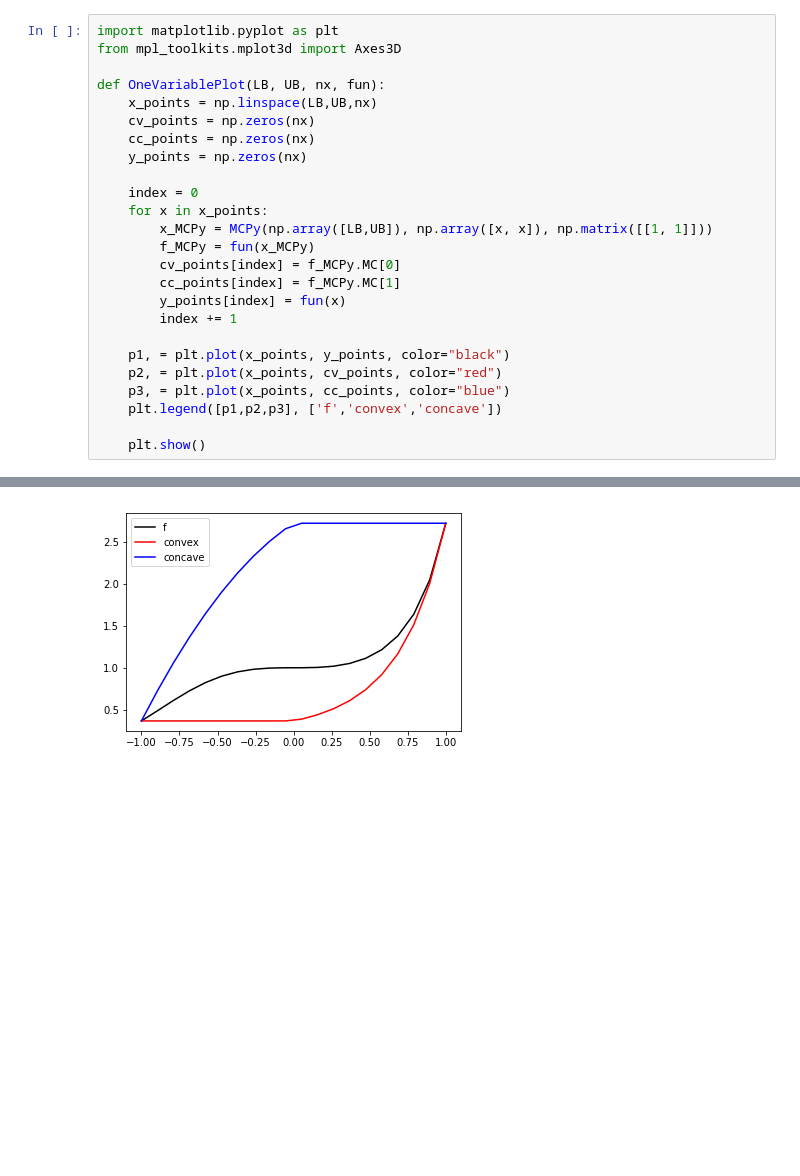
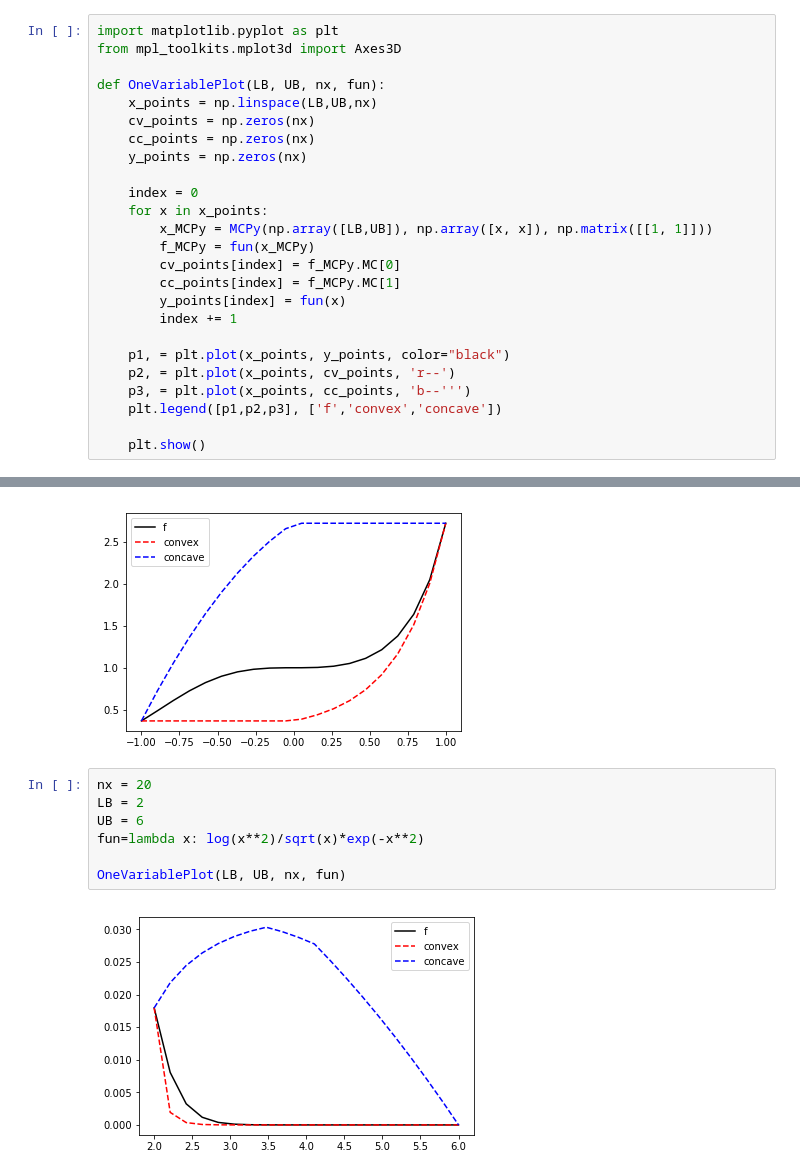
Before and after one commit to shaoyuanxun/MCPy, a Jupyter notebook: examples.ipynb, the cells around one changed output, grey strips where cells are left out. Cells and saved outputs as stored; diff of their text form; blank space fills up the shorter version.

```diff
--- a/examples.ipynb
+++ b/examples.ipynb
@@ -56,8 +56,8 @@ def OneVariablePlot(LB, UB, nx, fun):
         index += 1
 
     p1, = plt.plot(x_points, y_points, color="black")
-    p2, = plt.plot(x_points, cv_points, color="red")
-    p3, = plt.plot(x_points, cc_points, color="blue")
+    p2, = plt.plot(x_points, cv_points, 'r--')
+    p3, = plt.plot(x_points, cc_points, 'b--''')
     plt.legend([p1,p2,p3], ['f','convex','concave'])
 
     plt.show()
@@ -70,6 +70,15 @@ fun=lambda x: exp(x**3)
 OneVariablePlot(LB, UB, nx, fun)
 # %% [output]
 [figure]
+# %%
+nx = 20
+LB = 2
+UB = 6
+fun=lambda x: log(x**2)/sqrt(x)*exp(-x**2)
+
+OneVariablePlot(LB, UB, nx, fun)
+# %% [output]
+[figure, added]
 # %%
 def TwoVariablesPlot(LB, UB, n_x1, n_x2, fun):
 
```
Also changed, not shown: parts of 3 cells of this notebook.
